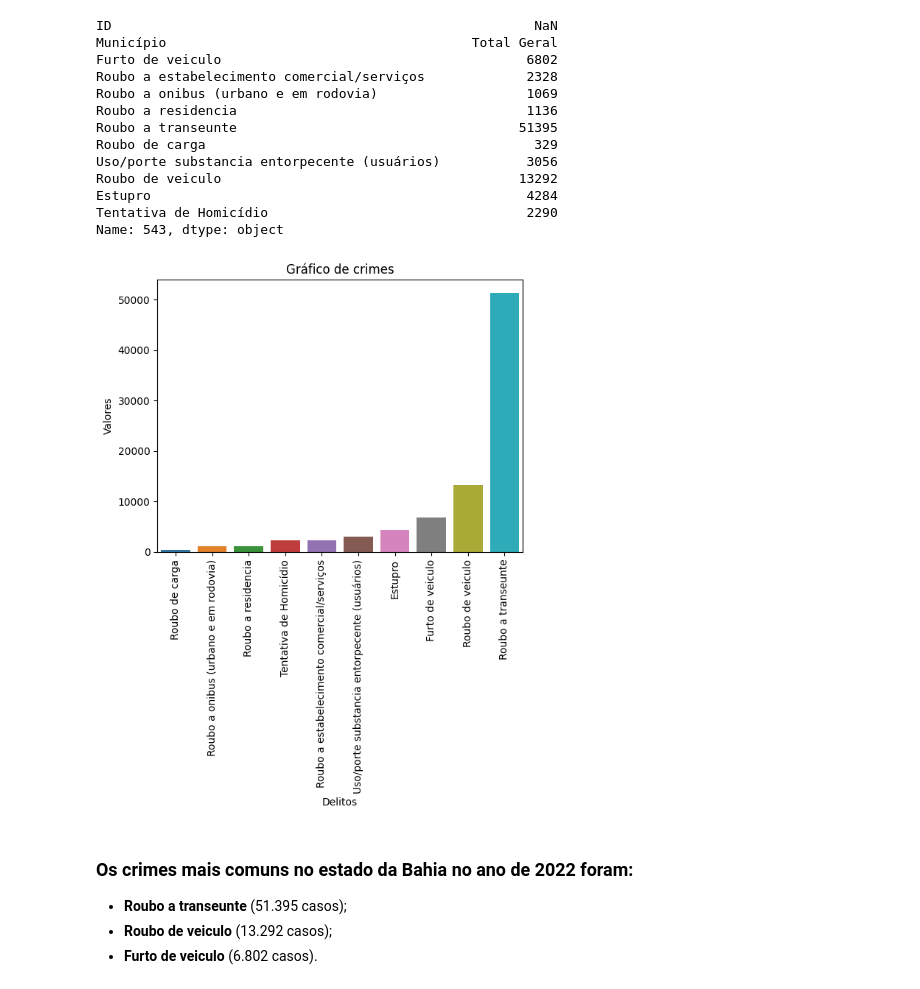
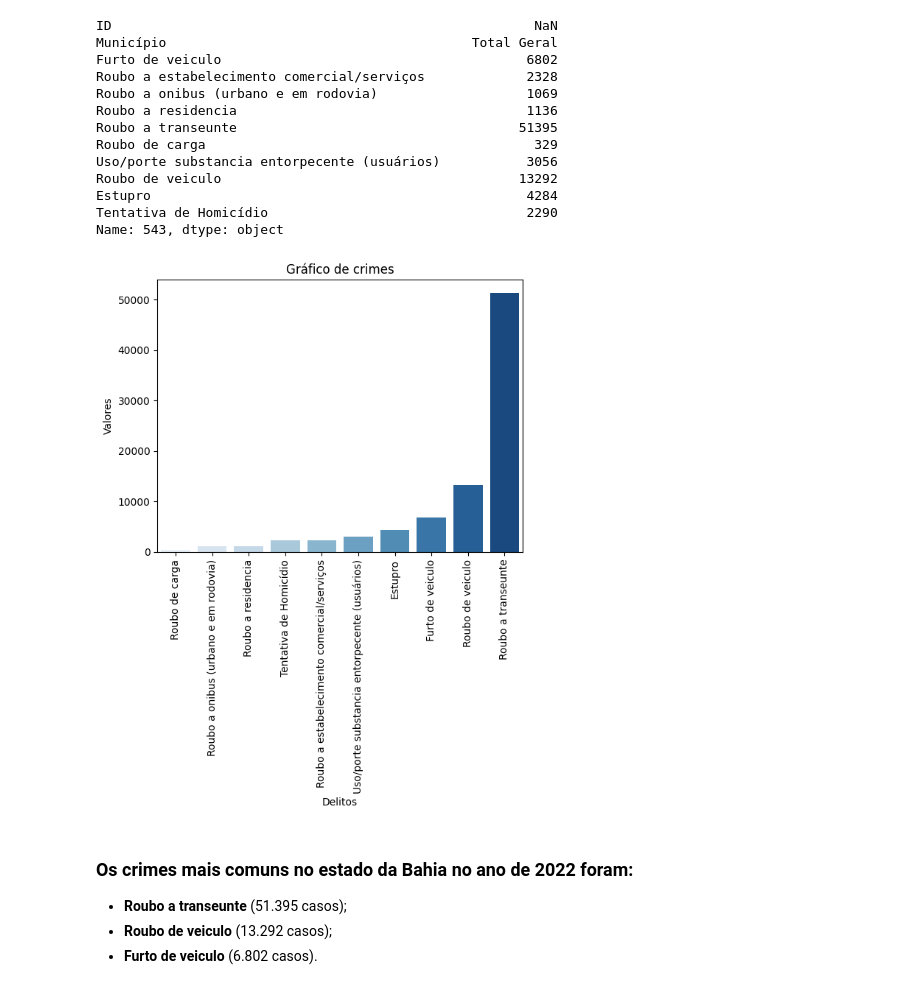
Before and after one commit to Gabyzera/bahia_crimes_analysis, a Jupyter notebook: src/bahia_crimes.ipynb, the cells around one changed output. Saved outputs shown, nothing was run; the diff lists cells and outputs as text; code cells hidden in the pictures.

```diff
--- a/src/bahia_crimes.ipynb
+++ b/src/bahia_crimes.ipynb
@@ -192,16 +192,15 @@ Estupro                                                4284
 Tentativa de Homicídio                                 2290
 Name: 543, dtype: object
 # %%
-sns.color_palette("viridis")
 valor_total_geral = (seguranca_publica_baiana_df.loc[543])[2:]
 df_plot = pd.DataFrame({'Delitos': seguranca_publica_baiana_df.columns[2:], 'Valores': valor_total_geral})
 df_plot = df_plot.sort_values(by='Valores')
-sns.barplot(x='Delitos', y='Valores', data=df_plot)
+sns.barplot(x='Delitos', y='Valores', data=df_plot, palette='Blues')
 plt.title('Gráfico de crimes')
 plt.xticks(rotation=90)
 plt.show()
 # %% [output]
-[figure, old version]
+[figure, new version]
 # %% [markdown]
 ### Os **crimes mais comuns** no estado da Bahia no ano de 2022 foram:
 - **Roubo a transeunte** (51.395 casos);
```
Also changed, not shown: parts of 2 cells of this notebook.
